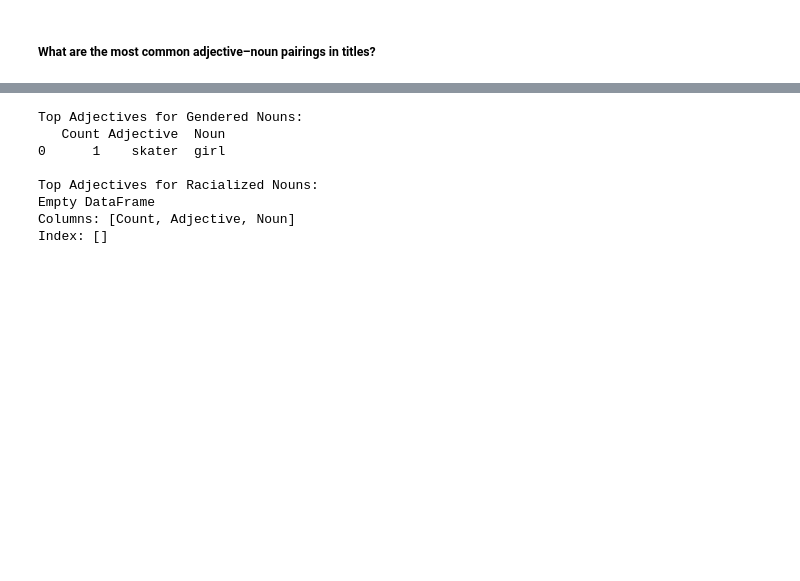
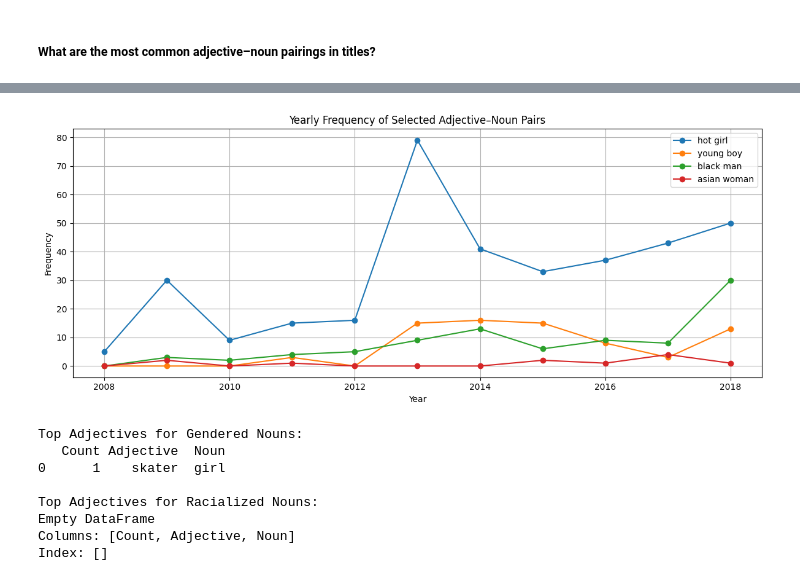
Before and after one commit to ptypes-nlesc/stereotype-map, a Jupyter notebook: notebooks/POS_tagging_dependency_parsing.ipynb, the cells around one changed output, grey strips where cells are left out. Saved outputs shown, nothing was run; the diff lists cells and outputs as text; code cells hidden in the pictures; blank space fills up the shorter version.

```diff
--- a/notebooks/POS_tagging_dependency_parsing.ipynb
+++ b/notebooks/POS_tagging_dependency_parsing.ipynb
@@ -261,0 +270,8 @@ plt.show()
+# %%
+from src.models.extract_adj_noun_pairs import run_pipeline
+
+# Run pipeline and keep everything
+df, pair_df = run_pipeline(df, return_pair_df=True)
+
+# Now df has: title_words + pos_title_with_deps + date etc.
+# And pair_df contains frequency counts of adjective–noun pairs
@@ -360,3 +394,20 @@ print(pair_df.head(10))
+# %%
+import matplotlib.pyplot as plt
+df_ts_yearly = df_ts.resample("Y").sum()
+
+plt.figure(figsize=(12, 5))
+for pair in df_ts_yearly.columns:
+    plt.plot(df_ts_yearly.index.year, df_ts_yearly[pair], marker="o", label=f"{pair[0]} {pair[1]}")
+
+plt.title("Yearly Frequency of Selected Adjective–Noun Pairs")
+plt.xlabel("Year")
+plt.ylabel("Frequency")
+plt.legend()
+plt.grid(True)
+plt.tight_layout()
+plt.show()
+# %% [output]
+[figure, added]
 # %%
 # Are certain adjectives disproportionately used with gendered or racialized nouns?
 from collections import Counter
```
Also changed, not shown: parts of 15 cells of this notebook, 2 other files.
